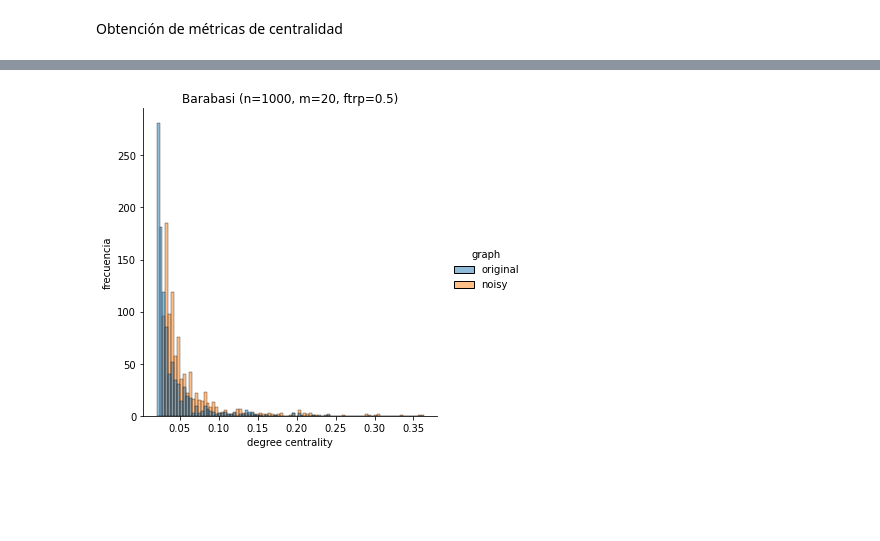
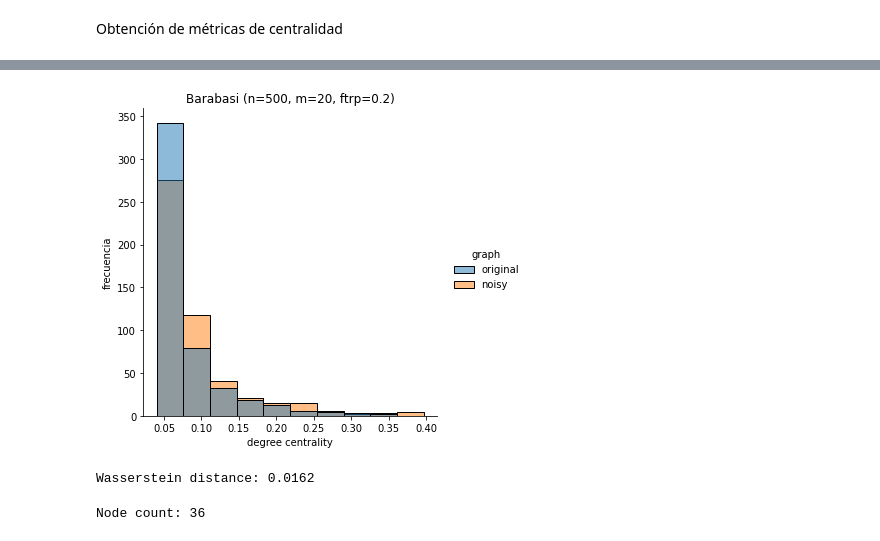
Before and after one commit to lechugaa/noisy-graphs, a Jupyter notebook: noisy_graphs/barabasi_experiments.ipynb, the cells around one changed output, grey strips where cells are left out. Drawn from its saved outputs; the diff is of its cells as text; code cells hidden in the pictures; blank space fills up the shorter version.

```diff
--- a/noisy_graphs/barabasi_experiments.ipynb
+++ b/noisy_graphs/barabasi_experiments.ipynb
@@ -20,9 +20,9 @@ random.seed(seed)
 numpy.random.seed(seed)
 
 # original graph
-n = 1000
+n = 500
 m = 20
-ftrp = 0.50
+ftrp = 0.20
 graph = nx.barabasi_albert_graph(n=n, m=m, seed=seed)
 
 # noisy graph
@@ -76,8 +82,15 @@ degree_df.shape
 # %%
 # generando histogramas de centralidad
-sns.displot(data=degree_df, x="degree", hue="graph")
+sns.displot(data=degree_df, x="degree", hue="graph", bins=10)
 plt.title(f"Barabasi (n={n}, m={m}, ftrp={ftrp})")
 plt.xlabel('degree centrality')
 plt.ylabel('frecuencia');
 # %% [output]
-[figure, old version]
+[figure, new version]
+# %%
+w_distance= wasserstein_distance(list(normal_degree_centrality.values()),
+                                 list(noisy_degree_centrality.values()))
+
+print(f"Wasserstein distance: {w_distance:.4f}")
+# %% [output]
+Wasserstein distance: 0.0162
@@ -83,0 +103,14 @@ plt.ylabel('frecuencia');
+# %%
+normal_centrality_nodes = sorted_nodes(normal_degree_centrality)
+noisy_centrality_nodes = sorted_nodes(noisy_degree_centrality)
+
+count = 0
+deltas = []
+for i in range(len(normal_centrality_nodes)):
+    if normal_centrality_nodes[i] != noisy_centrality_nodes[i]:
+        deltas.append((i, normal_centrality_nodes[i], noisy_centrality_nodes[i]))
+        count += 1
+
+print(f"Node count: {count}")
+# %% [output]
+Node count: 36
```
Also changed, not shown: parts of 7 cells of this notebook, 3 other files.
